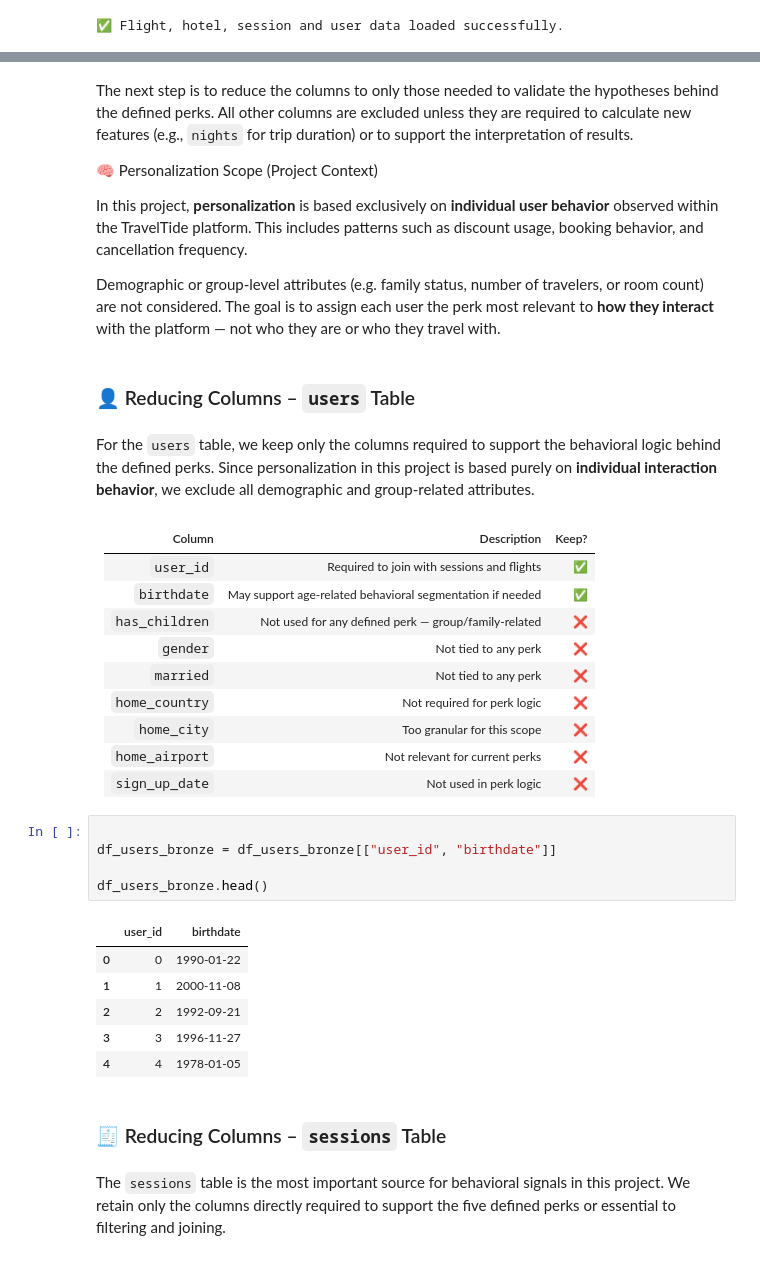
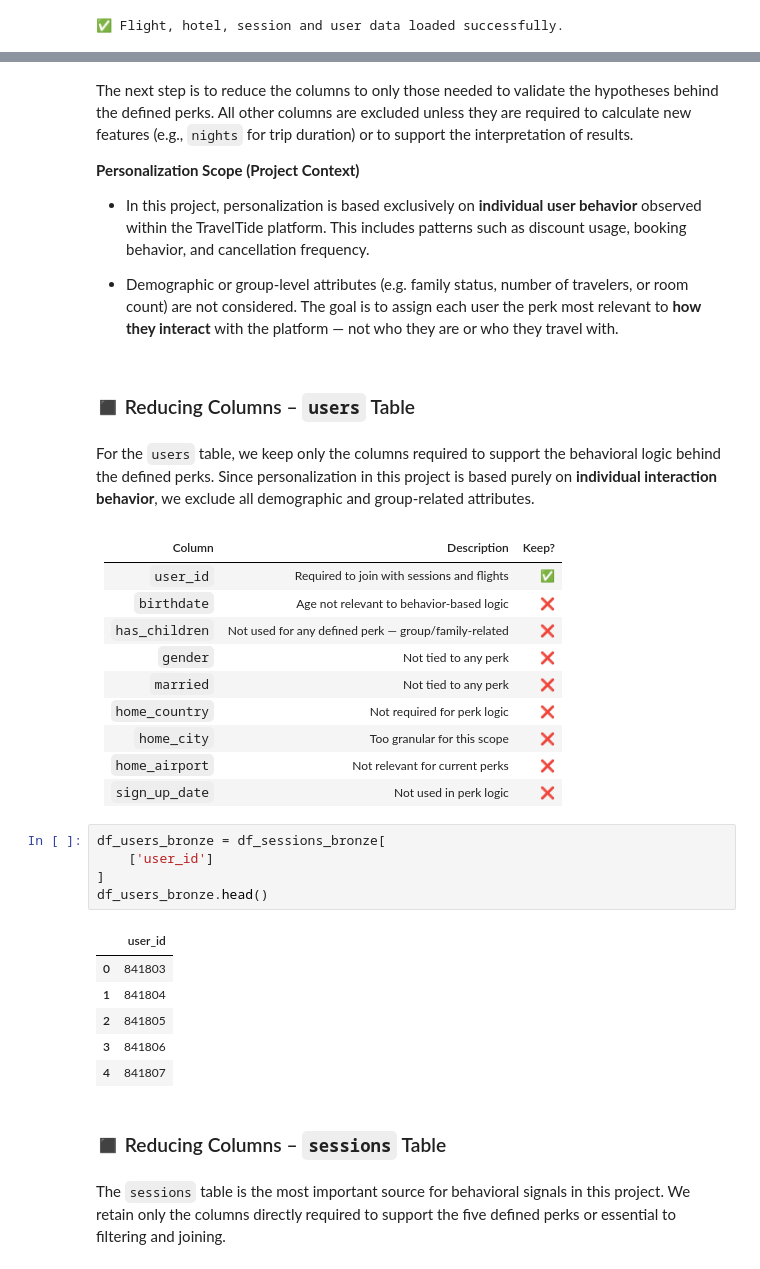
Before and after one commit to KonstantinData/Mastery-Project-Masterschool, a Jupyter notebook: mastery-project-masterschool/notebooks/mastery-project-2025.ipynb, the cells around one changed output, grey strips where cells are left out. Cells and saved outputs as stored; diff of their text form.

```diff
--- a/mastery-project-masterschool/notebooks/mastery-project-2025.ipynb
+++ b/mastery-project-masterschool/notebooks/mastery-project-2025.ipynb
@@ -37,13 +52,13 @@ print("✅ Flight, hotel, session and user data loaded successfully.")
 # %% [markdown]
 The next step is to reduce the columns to only those needed to validate the hypotheses behind the defined perks. All other columns are excluded unless they are required to calculate new features (e.g., `nights` for trip duration) or to support the interpretation of results.
 
-🧠 Personalization Scope (Project Context)
+**Personalization Scope (Project Context)**
 
-In this project, **personalization** is based exclusively on **individual user behavior** observed within the TravelTide platform. This includes patterns such as discount usage, booking behavior, and cancellation frequency.
+- In this project, personalization is based exclusively on **individual user behavior** observed within the TravelTide platform. This includes patterns such as discount usage, booking behavior, and cancellation frequency.
 
-Demographic or group-level attributes (e.g. family status, number of travelers, or room count) are not considered. The goal is to assign each user the perk most relevant to **how they interact** with the platform — not who they are or who they travel with.
+- Demographic or group-level attributes (e.g. family status, number of travelers, or room count) are not considered. The goal is to assign each user the perk most relevant to **how they interact** with the platform — not who they are or who they travel with.
 # %% [markdown]
-### 👤 Reducing Columns – `users` Table
+### <span style="color:#4b5320;">◼</span> Reducing Columns – `users` Table
 # %% [markdown]
 
 For the `users` table, we keep only the columns required to support the behavioral logic behind the defined perks. Since personalization in this project is based purely on **individual interaction behavior**, we exclude all demographic and group-related attributes.
@@ -51,7 +66,7 @@ For the `users` table, we keep only the columns required to support the behavior
 | Column         | Description                                                           | Keep? |
 |----------------|------------------------------------------------------------------------|:-----:|
 | `user_id`      | Required to join with sessions and flights                            | ✅    |
-| `birthdate`    | May support age-related behavioral segmentation if needed             | ✅    |
+| `birthdate`    | Age not relevant to behavior-based logic                              | ❌    |
 | `has_children` | Not used for any defined perk — group/family-related                  | ❌    |
 | `gender`       | Not tied to any perk                                                  | ❌    |
 | `married`      | Not tied to any perk                                                  | ❌    |
@@ -59,20 +74,20 @@ For the `users` table, we keep only the columns required to support the behavior
 | `home_city`    | Too granular for this scope                                           | ❌    |
 | `home_airport` | Not relevant for current perks                                        | ❌    |
 | `sign_up_date` | Not used in perk logic                                                | ❌    |
-# %%
-
-df_users_bronze = df_users_bronze[["user_id", "birthdate"]]
-
-df_users_bronze.head()
-# %% [output]
-|  | user_id | birthdate |
-| 0 | 0 | 1990-01-22 |
-| 1 | 1 | 2000-11-08 |
-| 2 | 2 | 1992-09-21 |
-| 3 | 3 | 1996-11-27 |
-| 4 | 4 | 1978-01-05 |
+# %%
+df_users_bronze = df_sessions_bronze[
+    ['user_id']
+]
+df_users_bronze.head()
+# %% [output]
+|  | user_id |
+| 0 | 841803 |
+| 1 | 841804 |
+| 2 | 841805 |
+| 3 | 841806 |
+| 4 | 841807 |
 # %% [markdown]
-### 🧾 Reducing Columns – `sessions` Table
+### <span style="color:#4b5320;">◼</span> Reducing Columns – `sessions` Table
 # %% [markdown]
 
 The `sessions` table is the most important source for behavioral signals in this project. We retain only the columns directly required to support the five defined perks or essential to filtering and joining.
```
Also changed, not shown: parts of 62 cells of this notebook.
